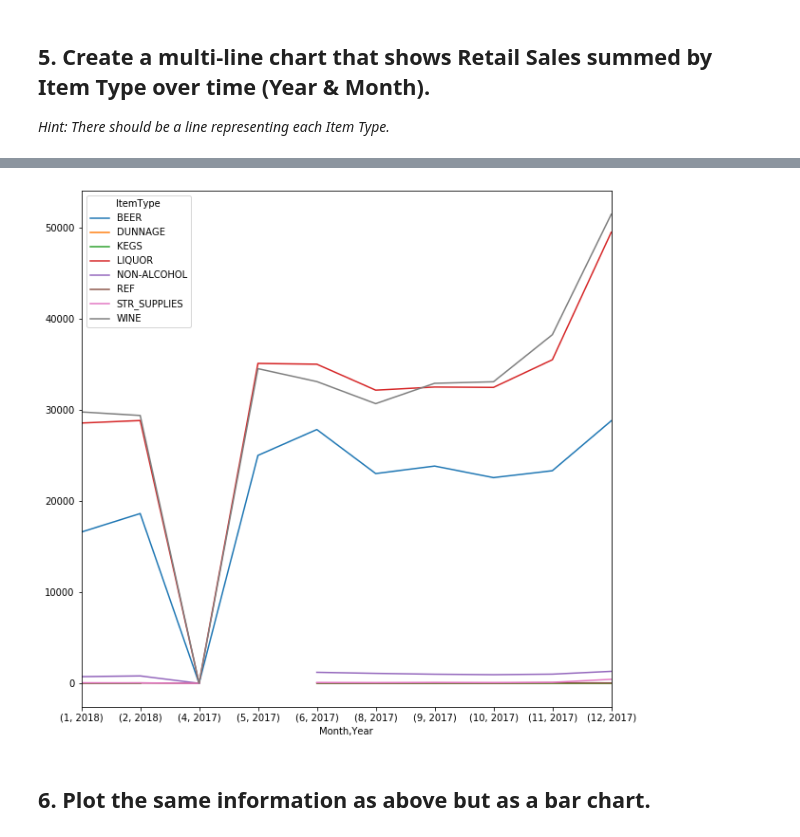
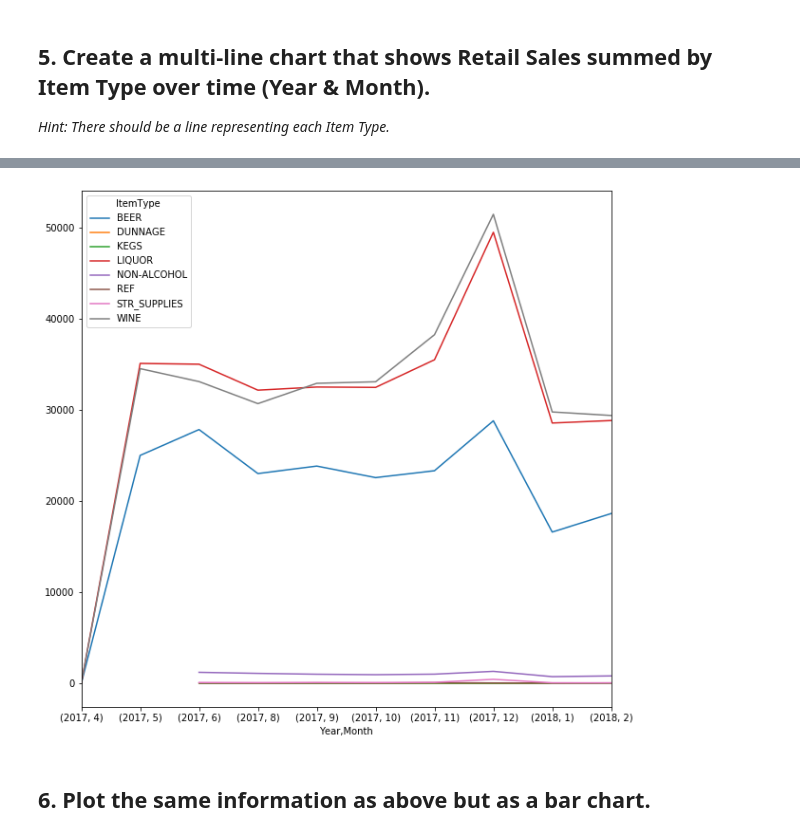
Before and after one commit to ironhack-datalabs/datamad0120, a Jupyter notebook: module-2/lab-plotting-multiple-data-series/your-code/main.ipynb, the cells around one changed output, grey strips where cells are left out. Cells and saved outputs as stored; diff of their text form; code cells hidden in the pictures.

```diff
--- a/module-2/lab-plotting-multiple-data-series/your-code/main.ipynb
+++ b/module-2/lab-plotting-multiple-data-series/your-code/main.ipynb
@@ -126,9 +142,9 @@ WINE     8     2017     30707.45
 # %%
 # use unstack()
-res = data.groupby(["Month", "Year","ItemType", ]).sum()['RetailSales'].unstack()
+res = data.groupby(["Year", "Month","ItemType", ]).sum()['RetailSales'].unstack()
 res.plot(figsize=(10,10));
 # %% [output]
-[figure, old version]
+[figure, new version]
 # %% [markdown]
 ## 6. Plot the same information as above but as a bar chart.
 # %%
```
Also changed, not shown: parts of 4 cells of this notebook.
